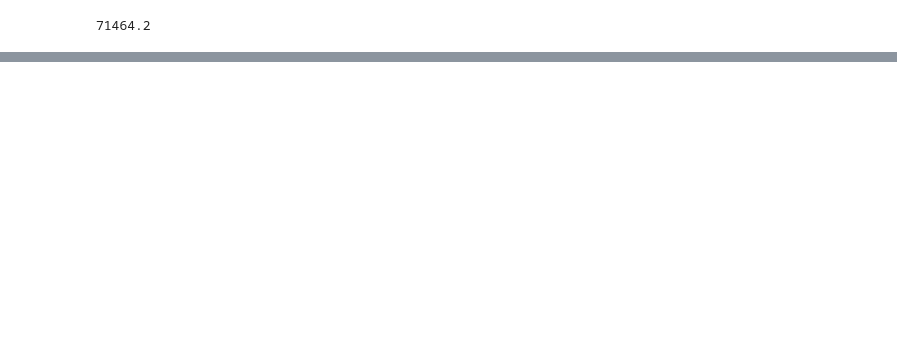
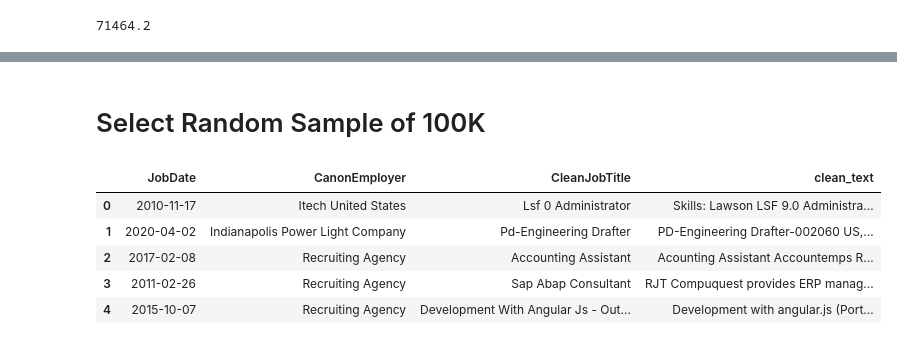
Before and after one commit to ramonprz01/bg-insead-project, a Jupyter notebook: unsupervised_ml/clustering_test.ipynb, the cells around one changed output, grey strips where cells are left out. Drawn from its saved outputs; the diff is of its cells as text; code cells hidden in the pictures; blank space fills up the shorter version.

```diff
--- a/unsupervised_ml/clustering_test.ipynb
+++ b/unsupervised_ml/clustering_test.ipynb
@@ -159,0 +180,3 @@ Name: year, dtype: int64
+# %%
+df = df.loc[df['len_job_text'] > 75]
+df.shape
@@ -159,0 +197,14 @@ Name: year, dtype: int64
+# %% [markdown]
+# Select Random Sample of 100K
+# %%
+df = df.sample(n=100000)
+df = df[['JobDate', 'CanonEmployer', 'CleanJobTitle', 'clean_text']]
+df.reset_index(drop=True, inplace=True)
+df.head()
+# %% [output]
+|  | JobDate | CanonEmployer | CleanJobTitle | clean_text |
+| 0 | 2010-11-17 | Itech United States | Lsf 0 Administrator | Skills: Lawson LSF 9.0 Administra... |
+| 1 | 2020-04-02 | Indianapolis Power Light Company | Pd-Engineering Drafter | PD-Engineering Drafter-002060 US,... |
+| 2 | 2017-02-08 | Recruiting Agency | Accounting Assistant | Acounting Assistant Accountemps R... |
+| 3 | 2011-02-26 | Recruiting Agency | Sap Abap Consultant | RJT Compuquest provides ERP manag... |
+| 4 | 2015-10-07 | Recruiting Agency | Development With Angular Js - Out... | Development with angular.js (Port... |
```
Also changed, not shown: parts of 30 cells of this notebook.
